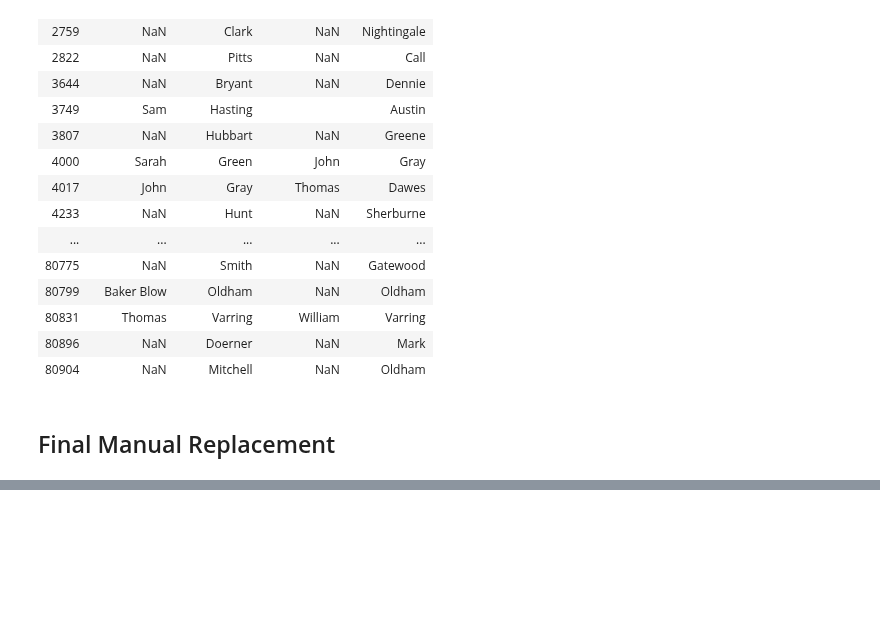
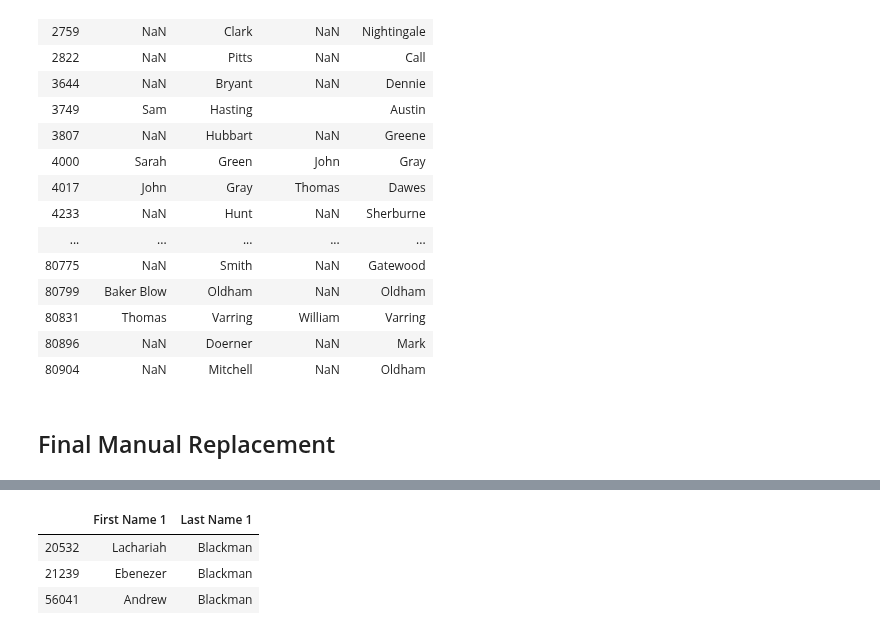
Before and after one commit to davidch2020/SPEOC-pt-1, a Jupyter notebook: chris/clean_loan_cert_9_states.ipynb, the cells around one changed output, grey strips where cells are left out. Saved outputs shown, nothing was run; the diff lists cells and outputs as text; code cells hidden in the pictures; blank space fills up the shorter version.

```diff
--- a/chris/clean_loan_cert_9_states.ipynb
+++ b/chris/clean_loan_cert_9_states.ipynb
@@ -1152,2 +1161,9 @@ loans
+# %%
+loans[loans['Last Name 1 '].apply(lambda x: not pd.isnull(x) and 'blackman' == x.lower())][['First Name 1 ','Last Name 1 ']].drop_duplicates()
+# %% [output]
+|  | First Name 1 | Last Name 1 |
+| 20532 | Lachariah | Blackman |
+| 21239 | Ebenezer | Blackman |
+| 56041 | Andrew | Blackman |
 # %%
 loans.to_csv('Data/Pre1790/cleaned/loan_office_certificates_9_states_cleaned.csv')
```
Also changed, not shown: parts of 6 cells of this notebook, 13 other files.
